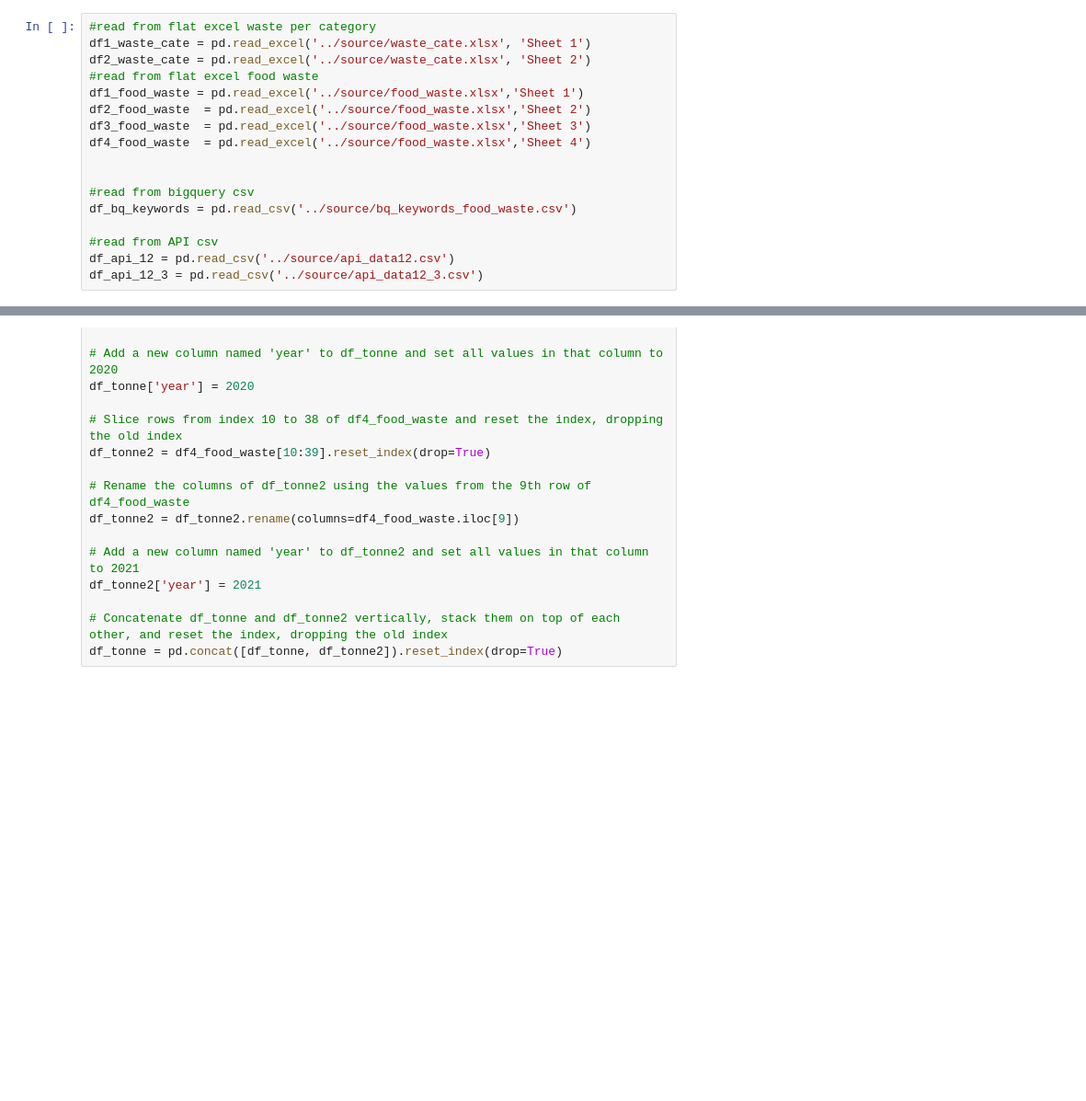
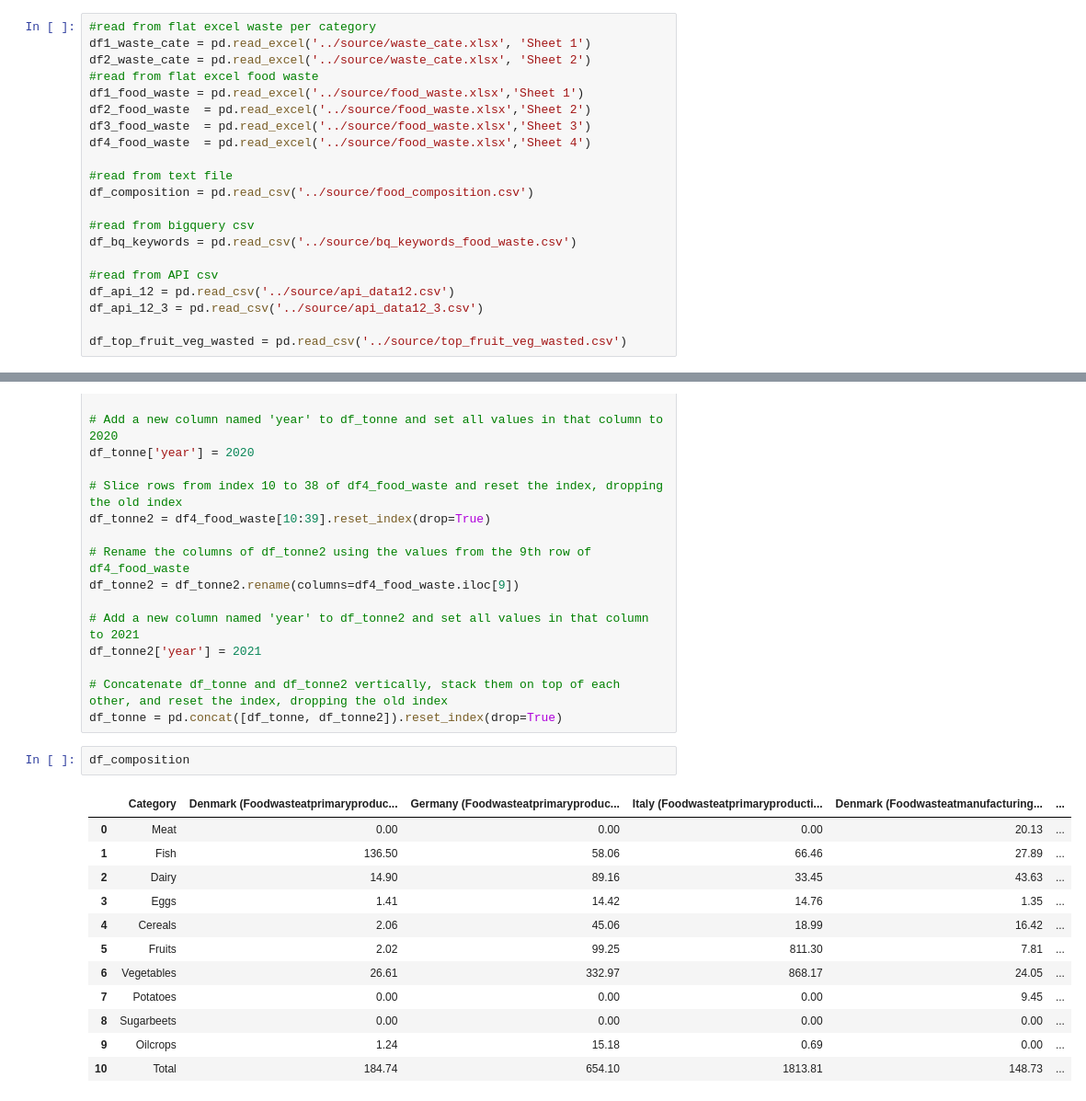
Before and after one commit to krantagat/food_waste_project, a Jupyter notebook: py_notebook/df_wastestat.ipynb, the cells around one changed output, grey strips where cells are left out. Shown at 92% size. Drawn from its saved outputs; the diff is of its cells as text; blank space fills up the shorter version.

```diff
--- a/py_notebook/df_wastestat.ipynb
+++ b/py_notebook/df_wastestat.ipynb
@@ -10,6 +10,8 @@ df2_food_waste  = pd.read_excel('../source/food_waste.xlsx','Sheet 2')
 df3_food_waste  = pd.read_excel('../source/food_waste.xlsx','Sheet 3')
 df4_food_waste  = pd.read_excel('../source/food_waste.xlsx','Sheet 4')
 
+#read from text file
+df_composition = pd.read_csv('../source/food_composition.csv')
 
 #read from bigquery csv
 df_bq_keywords = pd.read_csv('../source/bq_keywords_food_waste.csv')
@@ -17,6 +19,8 @@ df_bq_keywords = pd.read_csv('../source/bq_keywords_food_waste.csv')
 #read from API csv
 df_api_12 = pd.read_csv('../source/api_data12.csv')
 df_api_12_3 = pd.read_csv('../source/api_data12_3.csv')
+
+df_top_fruit_veg_wasted = pd.read_csv('../source/top_fruit_veg_wasted.csv')
 # %%
 #read from flat excel waste per category
 
@@ -100,3 +104,18 @@ df_tonne2['year'] = 2021
 
 # Concatenate df_tonne and df_tonne2 vertically, stack them on top of each other, and reset the index, dropping the old index
 df_tonne = pd.concat([df_tonne, df_tonne2]).reset_index(drop=True)
+# %%
+df_composition
+# %% [output]
+|  | Category | Denmark (Foodwasteatprimaryproduc... | Germany (Foodwasteatprimaryproduc... | Italy (Foodwasteatprimaryproducti... | Denmark (Foodwasteatmanufacturing... | ... |
+| 0 | Meat | 0.00 | 0.00 | 0.00 | 20.13 | ... |
+| 1 | Fish | 136.50 | 58.06 | 66.46 | 27.89 | ... |
+| 2 | Dairy | 14.90 | 89.16 | 33.45 | 43.63 | ... |
+| 3 | Eggs | 1.41 | 14.42 | 14.76 | 1.35 | ... |
+| 4 | Cereals | 2.06 | 45.06 | 18.99 | 16.42 | ... |
+| 5 | Fruits | 2.02 | 99.25 | 811.30 | 7.81 | ... |
+| 6 | Vegetables | 26.61 | 332.97 | 868.17 | 24.05 | ... |
+| 7 | Potatoes | 0.00 | 0.00 | 0.00 | 9.45 | ... |
+| 8 | Sugarbeets | 0.00 | 0.00 | 0.00 | 0.00 | ... |
+| 9 | Oilcrops | 1.24 | 15.18 | 0.69 | 0.00 | ... |
+| 10 | Total | 184.74 | 654.10 | 1813.81 | 148.73 | ... |
```
Also changed, not shown: parts of 4 cells of this notebook, 4 other files.
